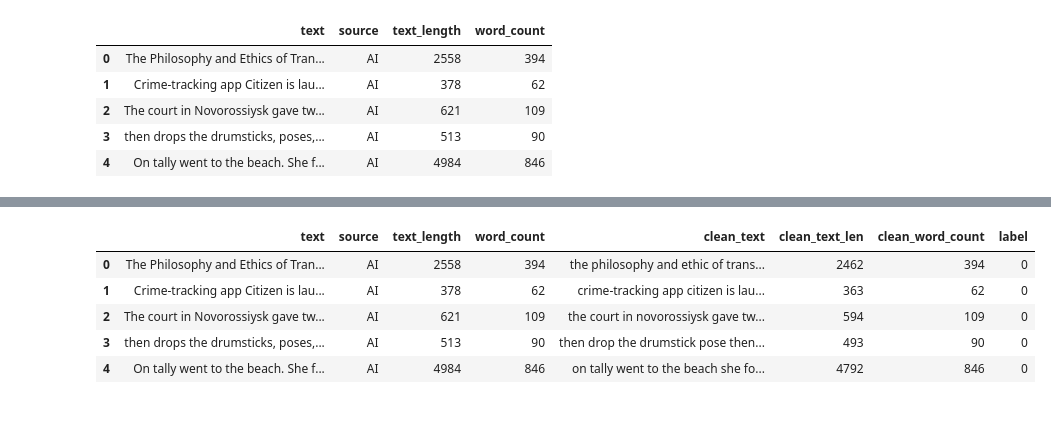
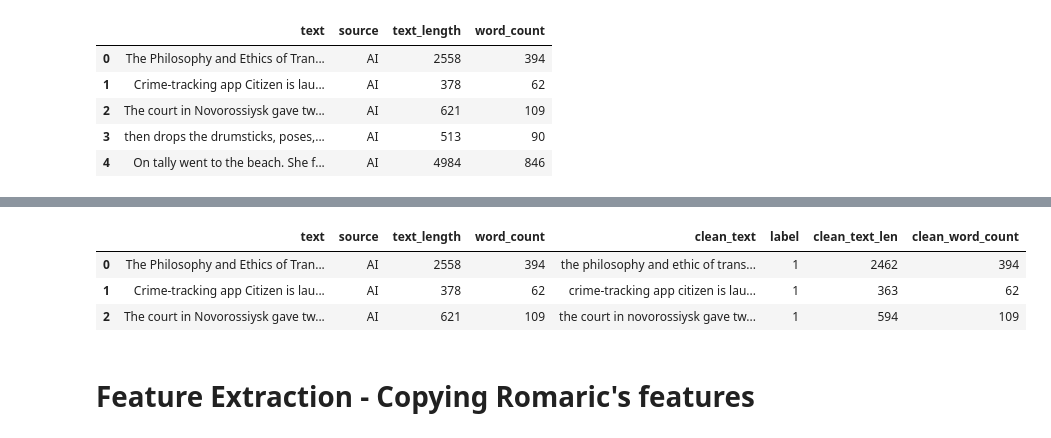
Before and after one commit to nghia95/fake-data-detector, a Jupyter notebook: notebooks/Halim_exploratory.ipynb, the cells around one changed output, grey strips where cells are left out. Cells and saved outputs as stored; diff of their text form; code cells hidden in the pictures.

```diff
--- a/notebooks/Halim_exploratory.ipynb
+++ b/notebooks/Halim_exploratory.ipynb
@@ -133,7 +138,7 @@ df[df["contains_special_chars"] == True]["text"].iloc[4]
 # %%
 symbols_to_keep = {"$", "-", "%"}
 
-def preprocessing(text):
+def text_cleaning(text):
     """Clean text but preserve some symbols and numbers."""
     text = text.lower() # Turn to all lowercase
     text = text.strip() # Remove whitespace
@@ -165,6 +170,3 @@ df_clean.head()
 | 2 | The court in Novorossiysk gave tw... | AI | 621 | 109 |
 | 3 | then drops the drumsticks, poses,... | AI | 513 | 90 |
 | 4 | On tally went to the beach. She f... | AI | 4984 | 846 |
-# %%
-df_clean["clean_text"] = df_clean["text"].apply(preprocessing)
-df_clean.head()
@@ -178,17 +173,16 @@ df_clean.head()
 # %%
-# Add new columns to calculate char and words in the cleaned_text
+df_clean["clean_text"] = df_clean["text"].apply(text_cleaning)
+
+# Add new columns to label, calculate char and words in the cleaned_text
+df_clean["label"] = df_clean["source"].apply(lambda x: 1 if x == "AI" else 0) #AI=1, Human=0
 df_clean["clean_text_len"] = df_clean["clean_text"].str.len()
 df_clean["clean_word_count"] = df_clean["clean_text"].str.split().apply(len)
-
-# encode "source" column (AI & Human)
-encoder = LabelEncoder()
-df_clean["label"] = encoder.fit_transform(df_clean["source"])
 # %%
-df_clean.head()
+df_clean.head(3)
 # %% [output]
-|  | text | source | text_length | word_count | clean_text | clean_text_len | clean_word_count | label |
-| 0 | The Philosophy and Ethics of Tran... | AI | 2558 | 394 | the philosophy and ethic of trans... | 2462 | 394 | 0 |
-| 1 | Crime-tracking app Citizen is lau... | AI | 378 | 62 | crime-tracking app citizen is lau... | 363 | 62 | 0 |
-| 2 | The court in Novorossiysk gave tw... | AI | 621 | 109 | the court in novorossiysk gave tw... | 594 | 109 | 0 |
-| 3 | then drops the drumsticks, poses,... | AI | 513 | 90 | then drop the drumstick pose then... | 493 | 90 | 0 |
-| 4 | On tally went to the beach. She f... | AI | 4984 | 846 | on tally went to the beach she fo... | 4792 | 846 | 0 |
+|  | text | source | text_length | word_count | clean_text | label | clean_text_len | clean_word_count |
+| 0 | The Philosophy and Ethics of Tran... | AI | 2558 | 394 | the philosophy and ethic of trans... | 1 | 2462 | 394 |
+| 1 | Crime-tracking app Citizen is lau... | AI | 378 | 62 | crime-tracking app citizen is lau... | 1 | 363 | 62 |
+| 2 | The court in Novorossiysk gave tw... | AI | 621 | 109 | the court in novorossiysk gave tw... | 1 | 594 | 109 |
+# %% [markdown]
+# Feature Extraction - Copying Romaric's features
```
Also changed, not shown: parts of 31 cells of this notebook.
